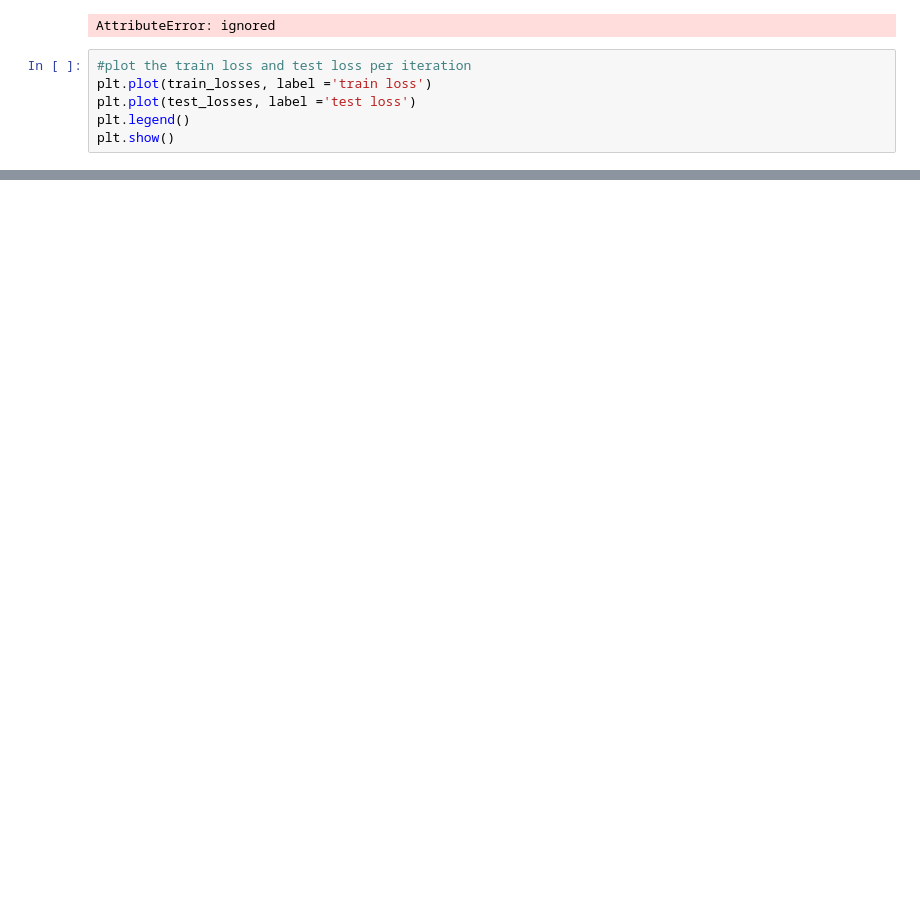
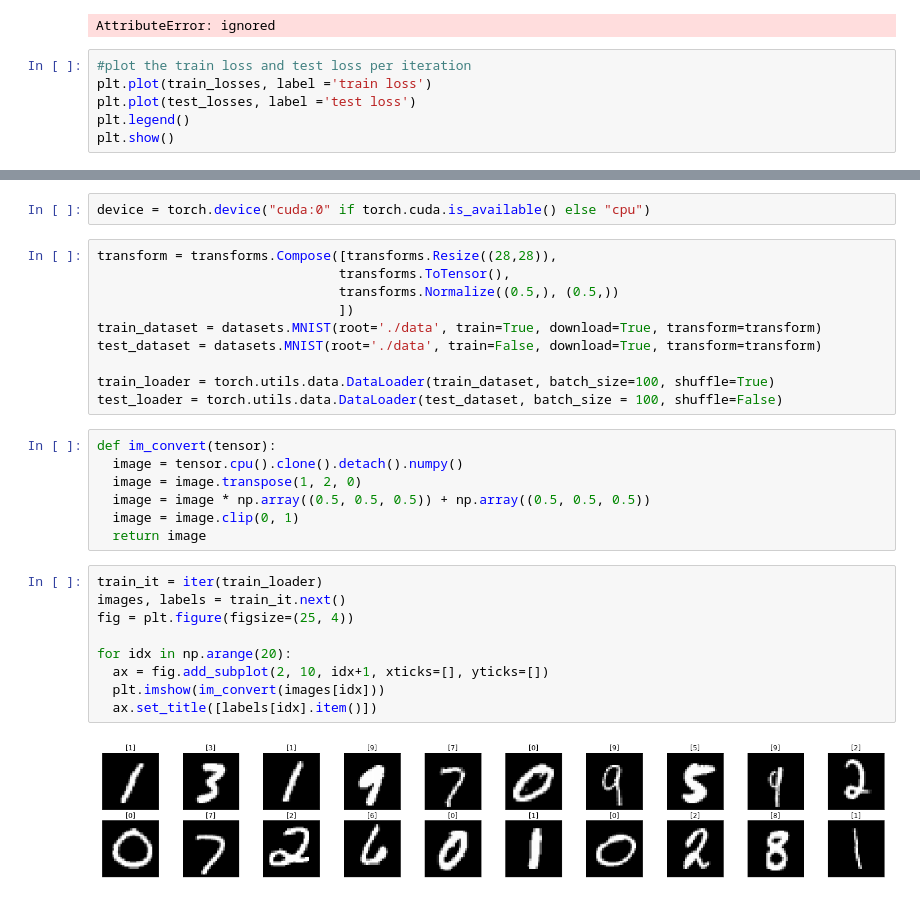
Before and after one commit to pascale25/DeeP_learning_portfolio, a Jupyter notebook: Feedforward_ANN.ipynb, the cells around one changed output, grey strips where cells are left out. Saved outputs shown, nothing was run; the diff lists cells and outputs as text; blank space fills up the shorter version.

```diff
--- a/Feedforward_ANN.ipynb
+++ b/Feedforward_ANN.ipynb
@@ -152,0 +165,30 @@ plt.show()
+# %%
+device = torch.device("cuda:0" if torch.cuda.is_available() else "cpu")
+# %%
+transform = transforms.Compose([transforms.Resize((28,28)),
+                               transforms.ToTensor(),
+                               transforms.Normalize((0.5,), (0.5,))
+                               ])
+train_dataset = datasets.MNIST(root='./data', train=True, download=True, transform=transform)
+test_dataset = datasets.MNIST(root='./data', train=False, download=True, transform=transform)
+
+train_loader = torch.utils.data.DataLoader(train_dataset, batch_size=100, shuffle=True)
+test_loader = torch.utils.data.DataLoader(test_dataset, batch_size = 100, shuffle=False)
+# %%
+def im_convert(tensor):
+  image = tensor.cpu().clone().detach().numpy()
+  image = image.transpose(1, 2, 0)
+  image = image * np.array((0.5, 0.5, 0.5)) + np.array((0.5, 0.5, 0.5))
+  image = image.clip(0, 1)
+  return image
+# %%
+train_it = iter(train_loader)
+images, labels = train_it.next()
+fig = plt.figure(figsize=(25, 4))
+
+for idx in np.arange(20):
+  ax = fig.add_subplot(2, 10, idx+1, xticks=[], yticks=[])
+  plt.imshow(im_convert(images[idx]))
+  ax.set_title([labels[idx].item()])
+# %% [output]
+[figure, added]
```
Also changed, not shown: parts of 13 cells of this notebook.
